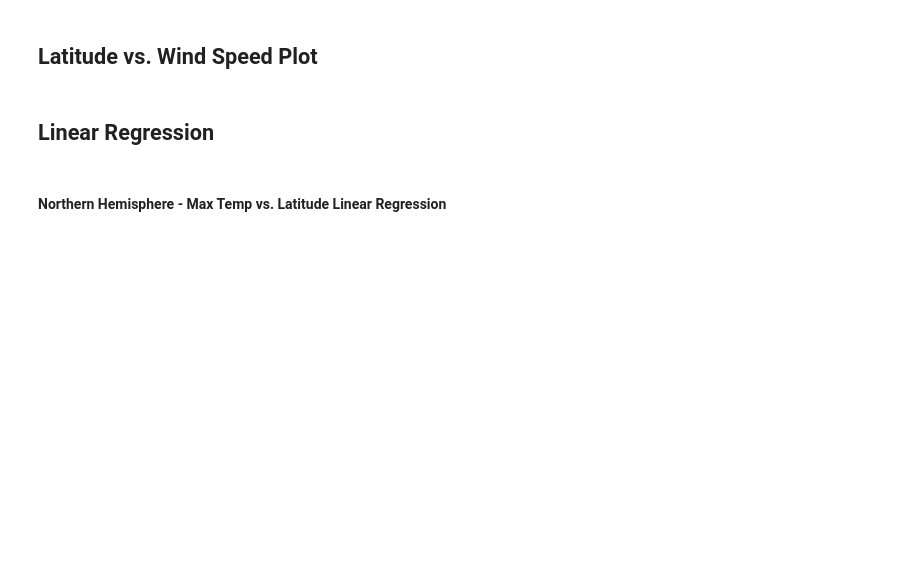
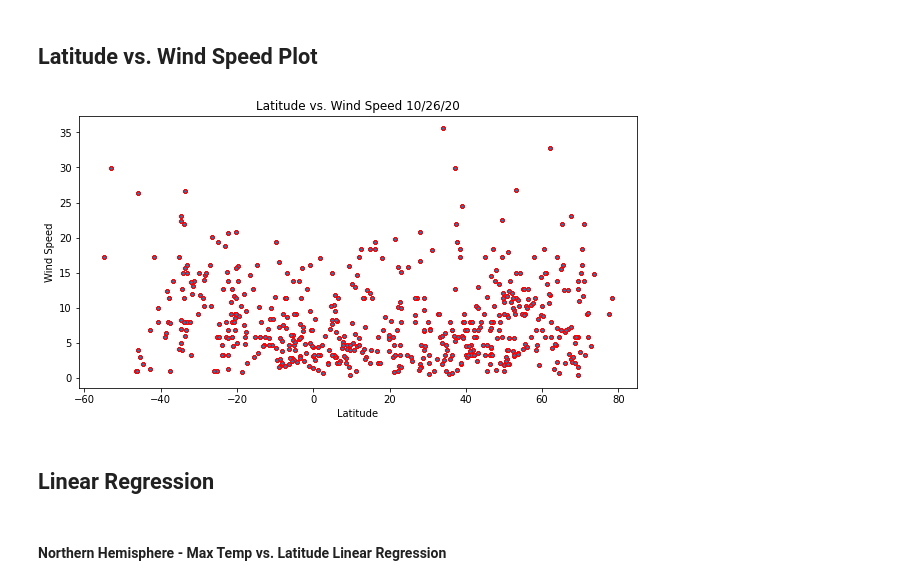
Before and after one commit to iastanehasl/Astaneh-06-API-Homework-Challenge, a Jupyter notebook: WeatherPy/WeatherPy.ipynb, the cells around one changed output. Cells and saved outputs as stored; diff of their text form; code cells hidden in the pictures; blank space fills up the shorter version.

```diff
--- a/WeatherPy/WeatherPy.ipynb
+++ b/WeatherPy/WeatherPy.ipynb
@@ -57,4 +212,15 @@ Skip this step if there are no cities that have humidity > 100%.
 # %% [markdown]
 ## Latitude vs. Wind Speed Plot
+# %%
+import time
+
+cityData.plot(kind="scatter", x = "Latitude", y = "Wind Speed", figsize = (10,5), marker = "P", s = 12, edgecolors='red')
+plt.title("Latitude vs. Wind Speed " + time.strftime('%x'))
+plt.savefig('Latitude vs. Wind Speed Plot.PNG')
+plt.show()
+
+# In this code: Analyst is asked to compare the wind speed as we span over the different latitudes. Based off of the graph, the analyst can conclude that the wind speeds do not seem to increase as we go across the globe. Wind speeds are slower and more frequent between 0 and 10 MPH.
+# %% [output]
+[figure, added]
 # %% [markdown]
 ## Linear Regression
```
Also changed, not shown: parts of 22 cells of this notebook, 11 other files.
